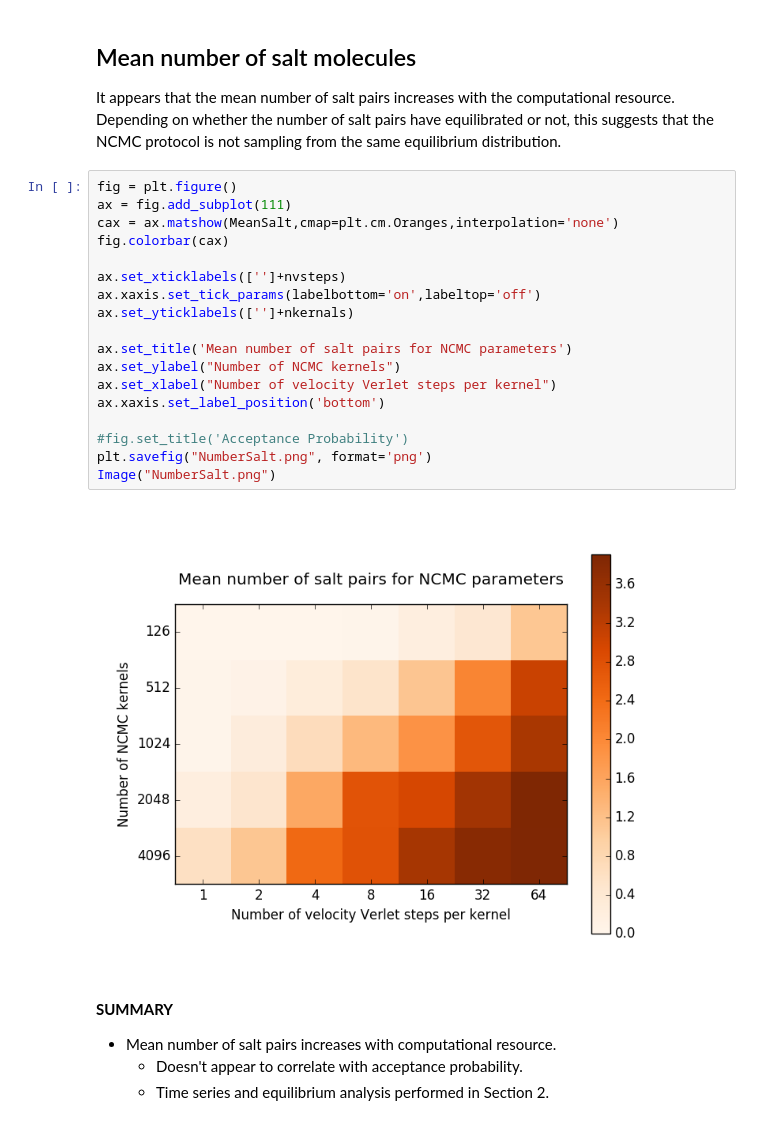
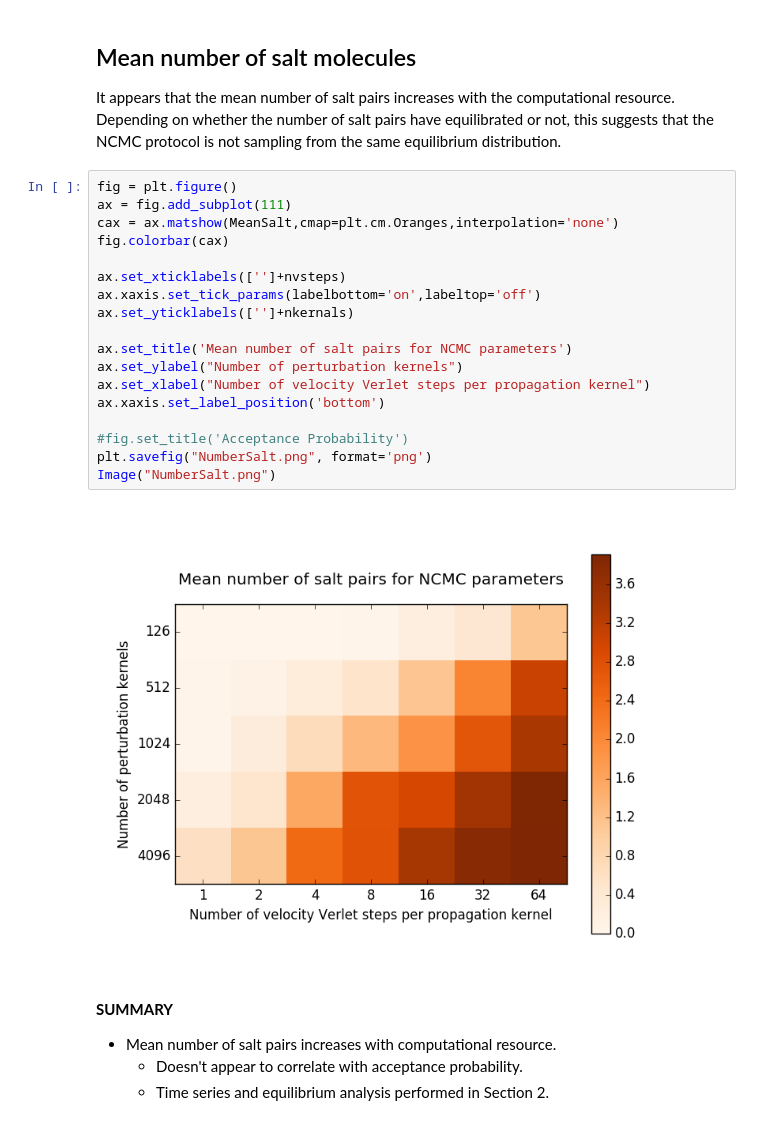
Before and after one commit to choderalab/saltswap, a Jupyter notebook: Acceptance-Study/AnalyseNCMC.ipynb, the cells around one changed output. Saved outputs shown, nothing was run; the diff lists cells and outputs as text.

```diff
--- a/Acceptance-Study/AnalyseNCMC.ipynb
+++ b/Acceptance-Study/AnalyseNCMC.ipynb
@@ -84,23 +84,23 @@ It appears that the mean number of salt pairs increases with the computational r
 # %%
 fig = plt.figure()
 ax = fig.add_subplot(111)
 cax = ax.matshow(MeanSalt,cmap=plt.cm.Oranges,interpolation='none')
 fig.colorbar(cax)
 
 ax.set_xticklabels(['']+nvsteps)
 ax.xaxis.set_tick_params(labelbottom='on',labeltop='off')
 ax.set_yticklabels(['']+nkernals)
 
 ax.set_title('Mean number of salt pairs for NCMC parameters')
-ax.set_ylabel("Number of NCMC kernels")
-ax.set_xlabel("Number of velocity Verlet steps per kernel")
+ax.set_ylabel("Number of perturbation kernels")
+ax.set_xlabel("Number of velocity Verlet steps per propagation kernel")
 ax.xaxis.set_label_position('bottom')
 
 #fig.set_title('Acceptance Probability')
 plt.savefig("NumberSalt.png", format='png')
 Image("NumberSalt.png")
 # %% [output]
-[figure, old version]
+[figure, new version]
 # %% [markdown]
 **SUMMARY**
 * Mean number of salt pairs increases with computational resource.
```
Also changed, not shown: parts of 4 cells of this notebook.
